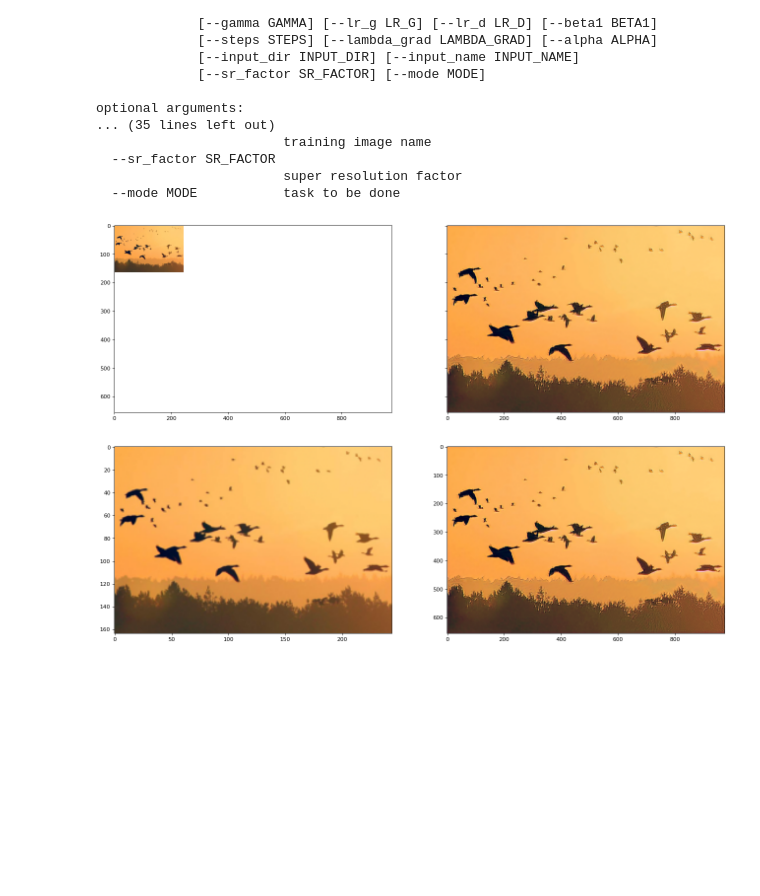
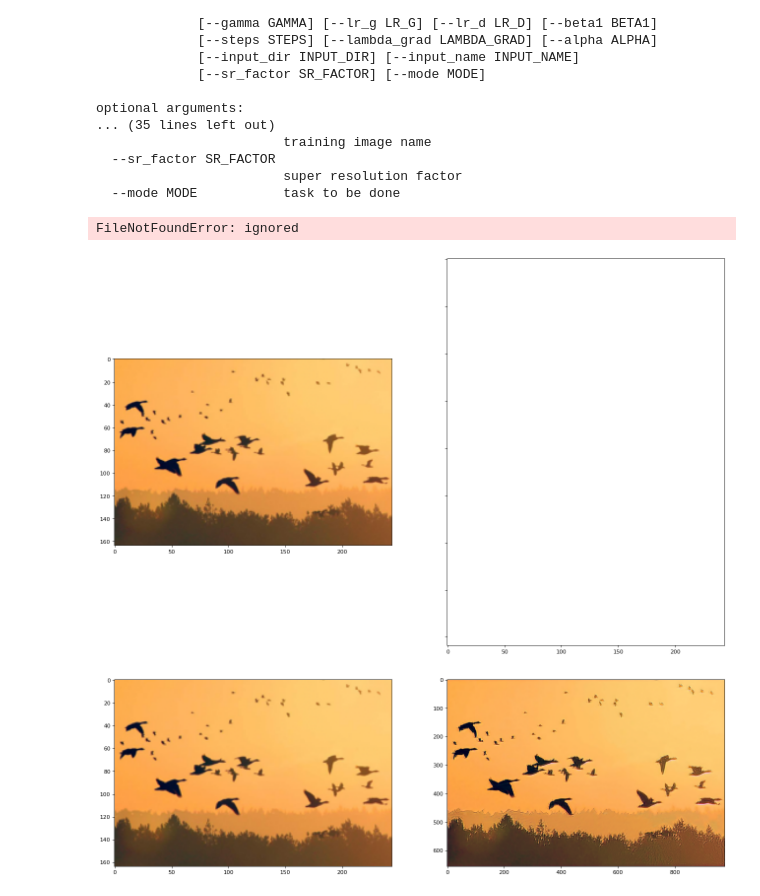
Before and after one commit to nowage/SinGAN, a Jupyter notebook: SinGAN.ipynb, the cells around one changed output. Drawn from its saved outputs; the diff is of its cells as text; code cells hidden in the pictures; blank space fills up the shorter version.

```diff
--- a/SinGAN.ipynb
+++ b/SinGAN.ipynb
@@ -189,11 +241,12 @@ def imshow2(img1Path,img2Path,shareAxis=True):
   ax[1].imshow(img2, cmap='gray')
 # %%
 
-imgRealPath='/content/SinGAN/Input/Images/birds.png'
-imgFakePath='/content/SinGAN/Output/SR/4/birds_HR.png'
+imgRealPath=basePath+'/Input/Images/birds.png'
+imgFakePath=basePath+'/Output/SR/4/birds_HR.png'
 imshow2(imgRealPath,imgFakePath)
 # %% [output]
+FileNotFoundError: ignored
-[figure, old version]
+[figure, new version]
 # %%
 imshow2(imgRealPath,imgFakePath,False)
 # %% [output]
```
Also changed, not shown: parts of 14 cells of this notebook, 5 other files.
